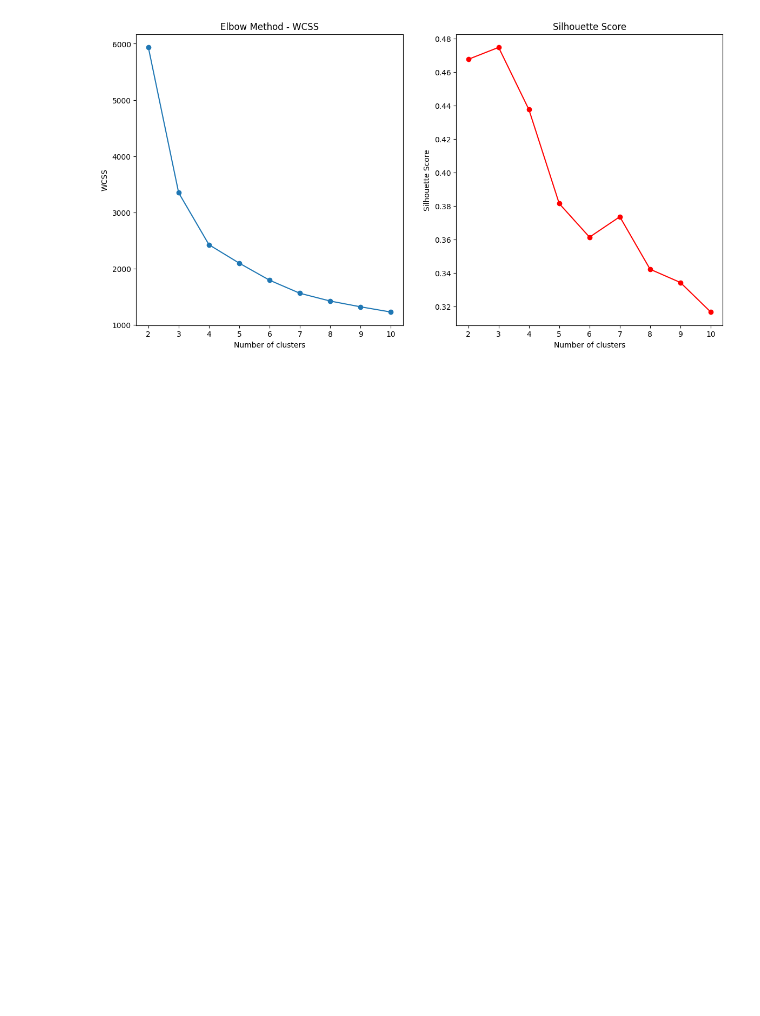
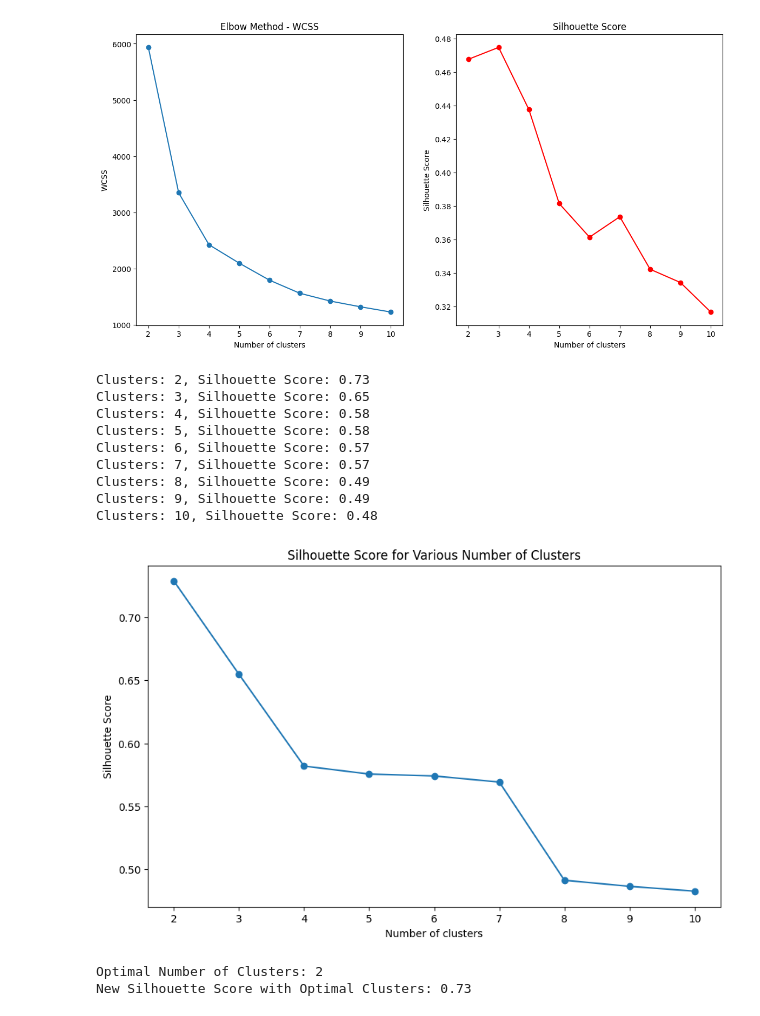
Before and after one commit to amirRafati/451Assignemnt3, a Jupyter notebook: DataProcessing.ipynb, the cells around one changed output. Saved outputs shown, nothing was run; the diff lists cells and outputs as text; code cells hidden in the pictures; blank space fills up the shorter version.

```diff
--- a/DataProcessing.ipynb
+++ b/DataProcessing.ipynb
@@ -243,3 +245,57 @@ Number of clusters: 8, WCSS: 1425.00, Silhouette Score: 0.34
 Number of clusters: 9, WCSS: 1322.38, Silhouette Score: 0.33
 Number of clusters: 10, WCSS: 1229.91, Silhouette Score: 0.32
 [figure]
+# %%
+from sklearn.preprocessing import MinMaxScaler, RobustScaler
+from sklearn.metrics import silhouette_score
+from sklearn.cluster import KMeans
+import matplotlib.pyplot as plt
+import numpy as np
+
+# Assuming rfm_scaled_df is your DataFrame after initial cleaning and standard scaling
+
+# Experiment with different scalers
+scaler = MinMaxScaler()
+rfm_scaled = scaler.fit_transform(rfm[['Recency', 'Frequency', 'MonetaryValue']])
+
+# Finding the optimal number of clusters using silhouette score
+silhouette_scores = []
+for i in range(2, 11):  # Starting from 2 to avoid error with silhouette score calculation
+    kmeans = KMeans(n_clusters=i, init='k-means++', max_iter=300, n_init=10, random_state=42)
+    clusters = kmeans.fit_predict(rfm_scaled)
+    score = silhouette_score(rfm_scaled, clusters)
+    silhouette_scores.append(score)
+    print(f"Clusters: {i}, Silhouette Score: {score:.2f}")
+
+# Plotting silhouette scores
+plt.figure(figsize=(10, 6))
+plt.plot(range(2, 11), silhouette_scores, marker='o')
+plt.xlabel('Number of clusters')
+plt.ylabel('Silhouette Score')
+plt.title('Silhouette Score for Various Number of Clusters')
+plt.show()
+
+# Choose the number of clusters with the highest silhouette score
+optimal_clusters = np.argmax(silhouette_scores) + 2  # Adjusting for the range starting at 2
+print(f"Optimal Number of Clusters: {optimal_clusters}")
+
+# Re-run K-Means with the optimal number of clusters
+kmeans = KMeans(n_clusters=optimal_clusters, init='k-means++', max_iter=300, n_init=10, random_state=42)
+rfm['Cluster'] = kmeans.fit_predict(rfm_scaled)
+
+# Calculate new silhouette score with the optimal number of clusters
+new_silhouette_score = silhouette_score(rfm_scaled, rfm['Cluster'])
+print(f"New Silhouette Score with Optimal Clusters: {new_silhouette_score:.2f}")
+# %% [output]
+Clusters: 2, Silhouette Score: 0.73
+Clusters: 3, Silhouette Score: 0.65
+Clusters: 4, Silhouette Score: 0.58
+Clusters: 5, Silhouette Score: 0.58
+Clusters: 6, Silhouette Score: 0.57
+Clusters: 7, Silhouette Score: 0.57
+Clusters: 8, Silhouette Score: 0.49
+Clusters: 9, Silhouette Score: 0.49
+Clusters: 10, Silhouette Score: 0.48
+[figure, added]
+Optimal Number of Clusters: 2
+New Silhouette Score with Optimal Clusters: 0.73
```
Also changed, not shown: parts of 3 cells of this notebook.
